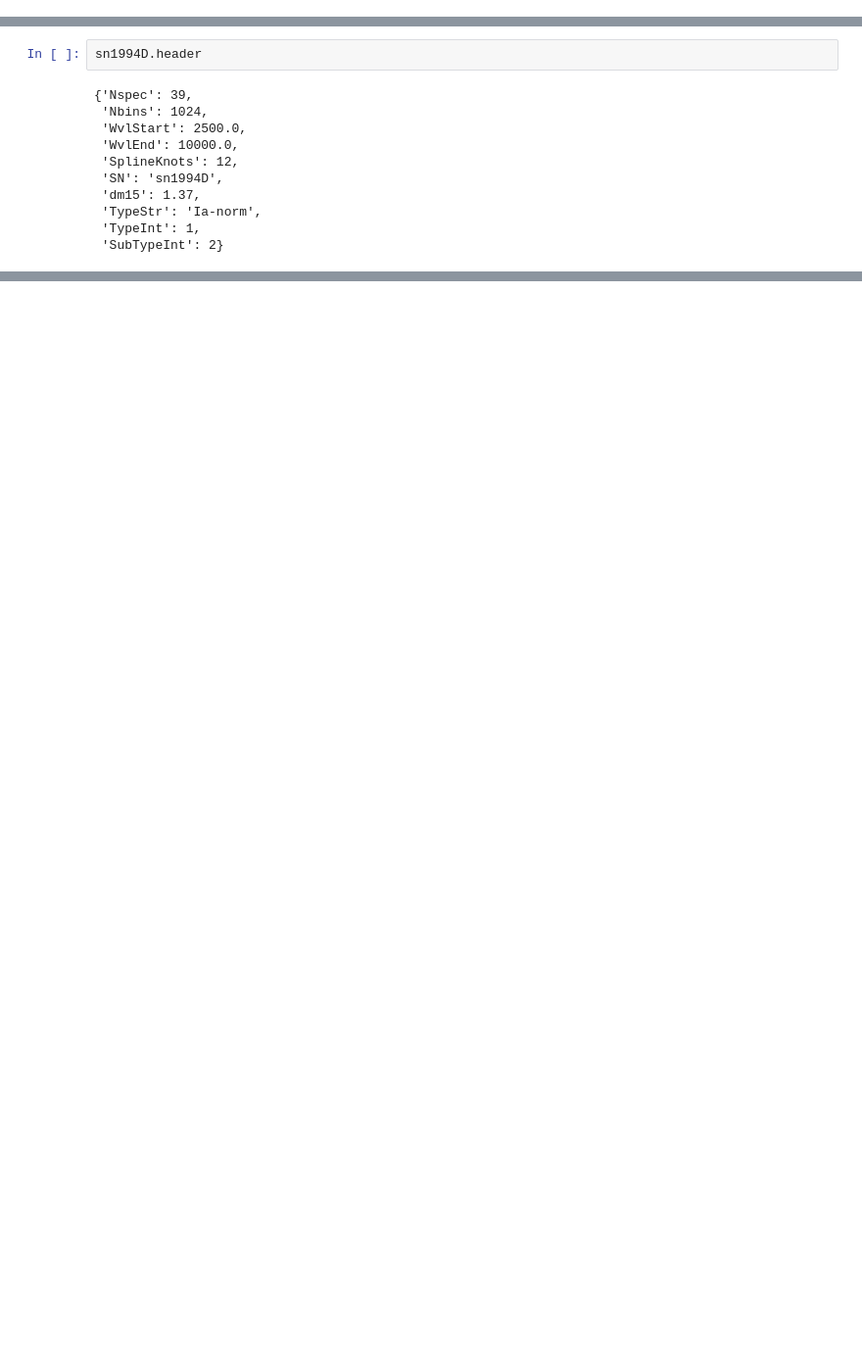
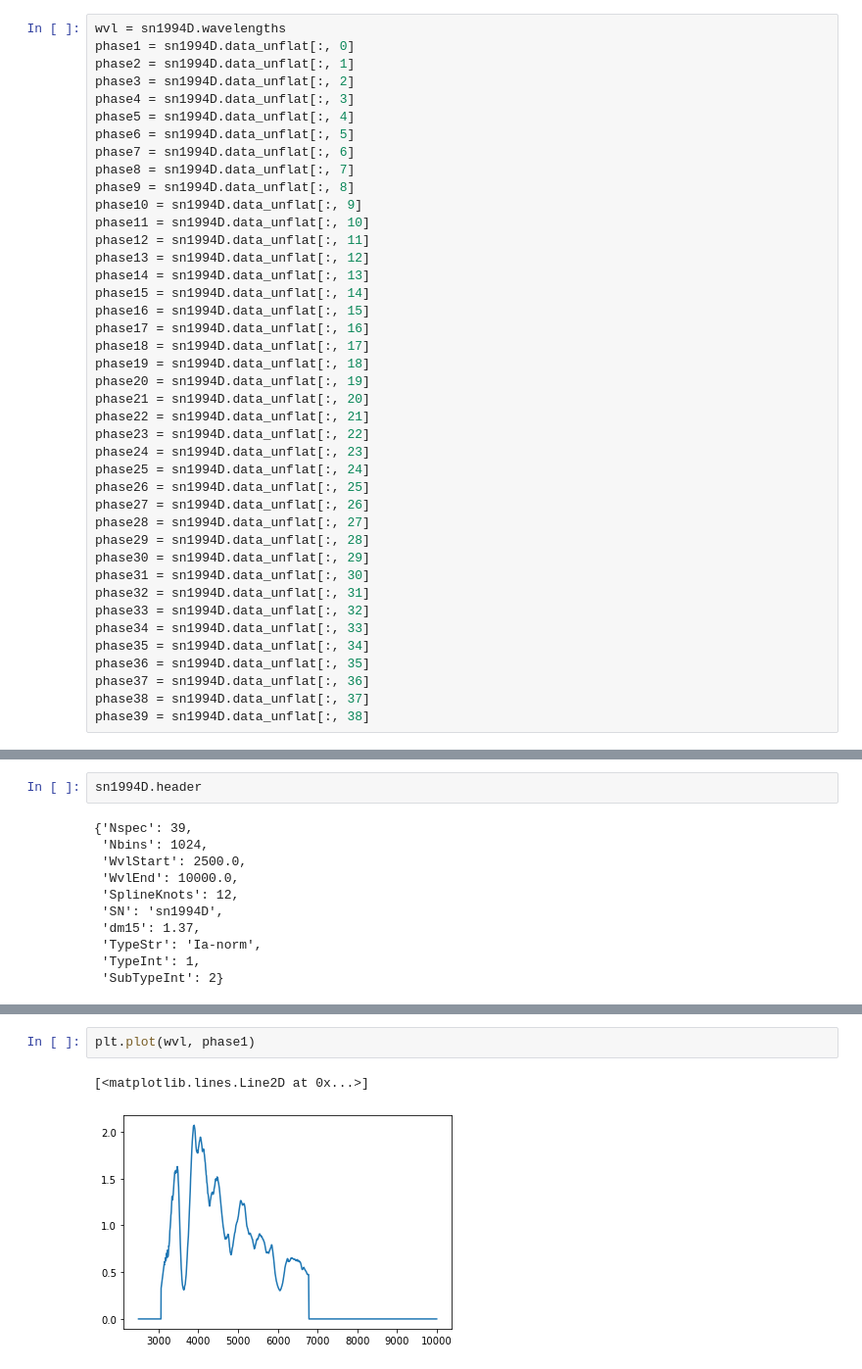
Before and after one commit to nyusngroup/SESNspectraPCA, a Jupyter notebook: code/sn1994D_knots.ipynb, the cells around one changed output, grey strips where cells are left out. Shown at 98% size. Cells and saved outputs as stored; diff of their text form; blank space fills up the shorter version.

```diff
--- a/code/sn1994D_knots.ipynb
+++ b/code/sn1994D_knots.ipynb
@@ -28,3 +14,44 @@ phase13 = sn1994D.data_unflat[:, 13]
+# %%
+wvl = sn1994D.wavelengths
+phase1 = sn1994D.data_unflat[:, 0]
+phase2 = sn1994D.data_unflat[:, 1]
+phase3 = sn1994D.data_unflat[:, 2]
+phase4 = sn1994D.data_unflat[:, 3]
+phase5 = sn1994D.data_unflat[:, 4]
+phase6 = sn1994D.data_unflat[:, 5]
+phase7 = sn1994D.data_unflat[:, 6]
+phase8 = sn1994D.data_unflat[:, 7]
+phase9 = sn1994D.data_unflat[:, 8]
+phase10 = sn1994D.data_unflat[:, 9]
+phase11 = sn1994D.data_unflat[:, 10]
+phase12 = sn1994D.data_unflat[:, 11]
+phase13 = sn1994D.data_unflat[:, 12]
+phase14 = sn1994D.data_unflat[:, 13]
+phase15 = sn1994D.data_unflat[:, 14]
+phase16 = sn1994D.data_unflat[:, 15]
+phase17 = sn1994D.data_unflat[:, 16]
+phase18 = sn1994D.data_unflat[:, 17]
+phase19 = sn1994D.data_unflat[:, 18]
+phase20 = sn1994D.data_unflat[:, 19]
+phase21 = sn1994D.data_unflat[:, 20]
+phase22 = sn1994D.data_unflat[:, 21]
+phase23 = sn1994D.data_unflat[:, 22]
+phase24 = sn1994D.data_unflat[:, 23]
+phase25 = sn1994D.data_unflat[:, 24]
+phase26 = sn1994D.data_unflat[:, 25]
+phase27 = sn1994D.data_unflat[:, 26]
+phase28 = sn1994D.data_unflat[:, 27]
+phase29 = sn1994D.data_unflat[:, 28]
+phase30 = sn1994D.data_unflat[:, 29]
+phase31 = sn1994D.data_unflat[:, 30]
+phase32 = sn1994D.data_unflat[:, 31]
+phase33 = sn1994D.data_unflat[:, 32]
+phase34 = sn1994D.data_unflat[:, 33]
+phase35 = sn1994D.data_unflat[:, 34]
+phase36 = sn1994D.data_unflat[:, 35]
+phase37 = sn1994D.data_unflat[:, 36]
+phase38 = sn1994D.data_unflat[:, 37]
+phase39 = sn1994D.data_unflat[:, 38]
 # %%
 def find_endpoints(phase):
     l1 = -1 #placeholder index
@@ -266,0 +632,5 @@ array([[ 12.     ,   9.     , -12.90382, ..., -13.97364,   9.     ,
+# %%
+plt.plot(wvl, phase1)
+# %% [output]
+[<matplotlib.lines.Line2D at 0x...>]
+[figure, added]
```
Also changed, not shown: parts of 46 cells of this notebook.
